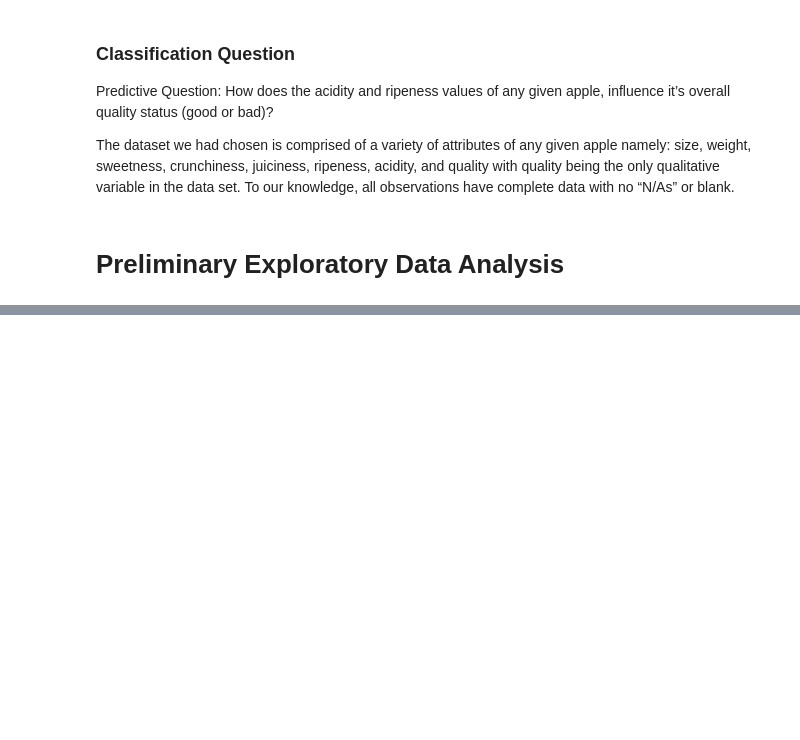
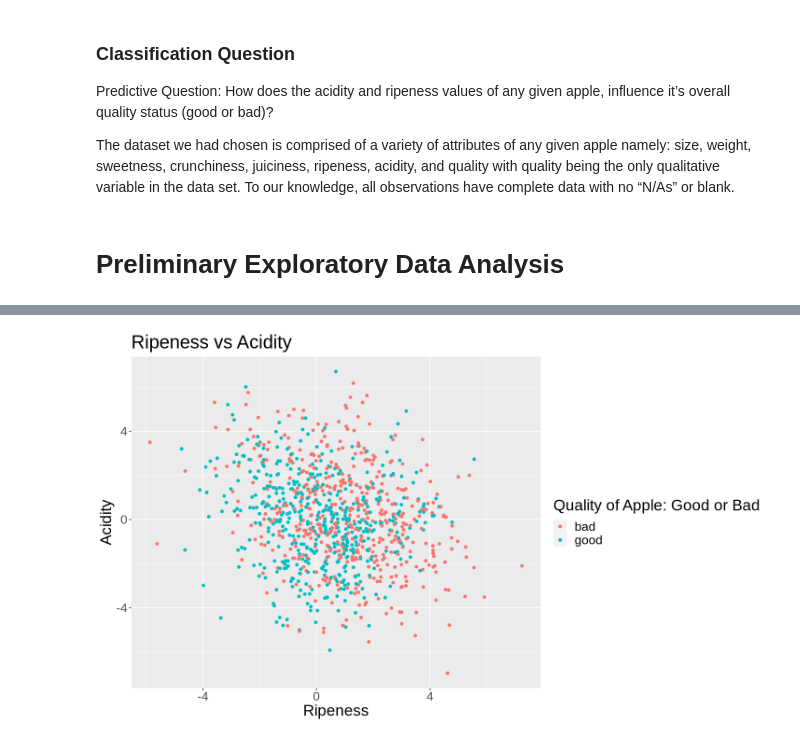
Before and after one commit to Ethkazin/DSCI-100-Group-Project, a Jupyter notebook: group_project_actual.ipynb, the cells around one changed output, grey strips where cells are left out. Drawn from its saved outputs; the diff is of its cells as text; code cells hidden in the pictures; blank space fills up the shorter version.

```diff
--- a/group_project_actual.ipynb
+++ b/group_project_actual.ipynb
@@ -82,0 +80,12 @@ apples_split <- initial_split(apples_select, prop = 0.75,
+# %%
+options(repr.plot.width = 12, repr.plot.height = 7)
+apples_comparison_plot <- apples_select |>
+    ggplot(aes(x = Ripeness, y = Acidity, colour = Quality)) +
+    geom_point() +
+    labs(x = "Ripeness", y = "Acidity", colour = "Quality of Apple: Good or Bad") +
+    ggtitle("Ripeness vs Acidity") +
+    theme(text = element_text(size = 20))
+apples_comparison_plot
+# The relationship between Ripeness and Acidity cannot be inferred with a scatterplot because all data is standardized.
+# %% [output]
+[figure, added]
```
Also changed, not shown: parts of 6 cells of this notebook.
